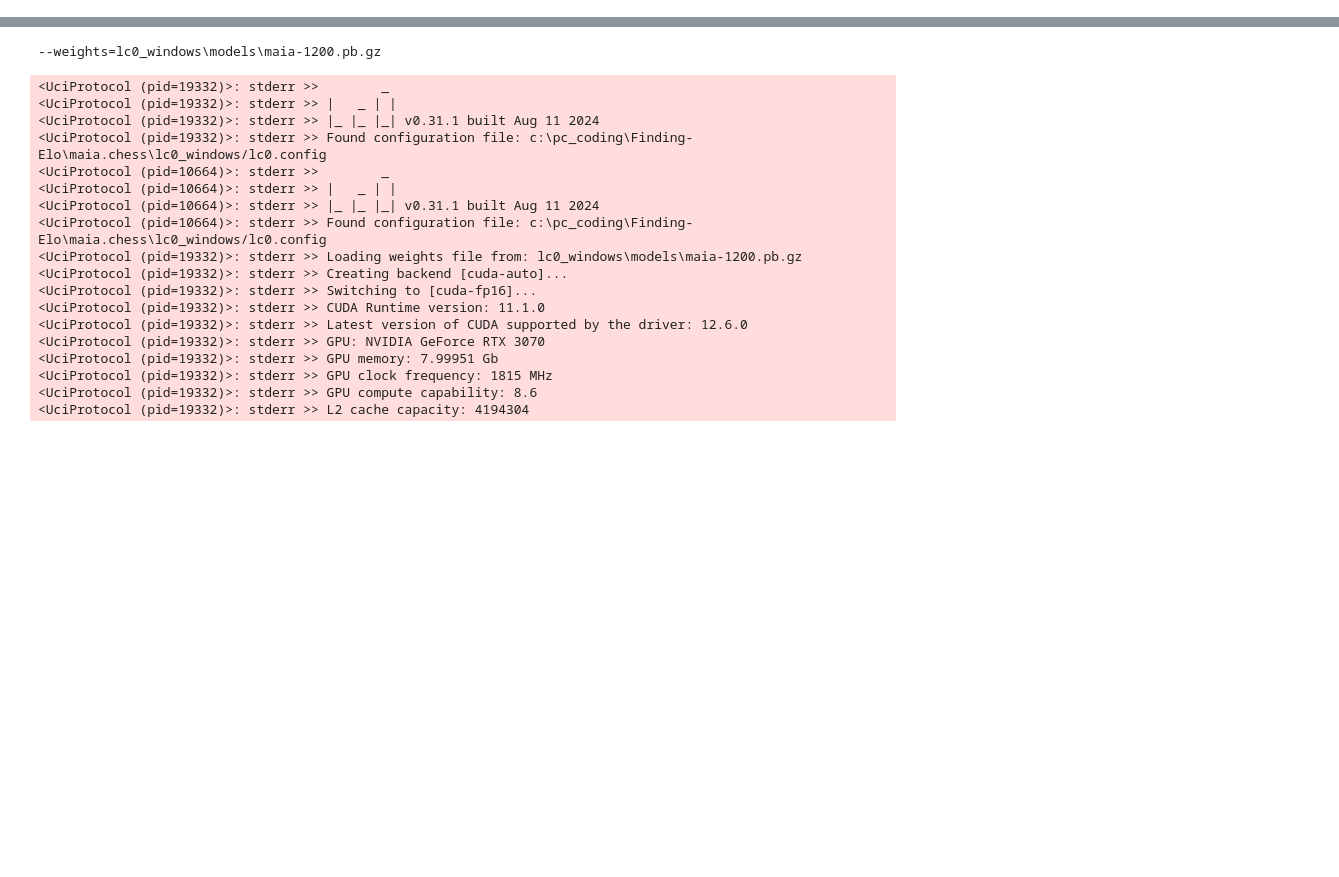
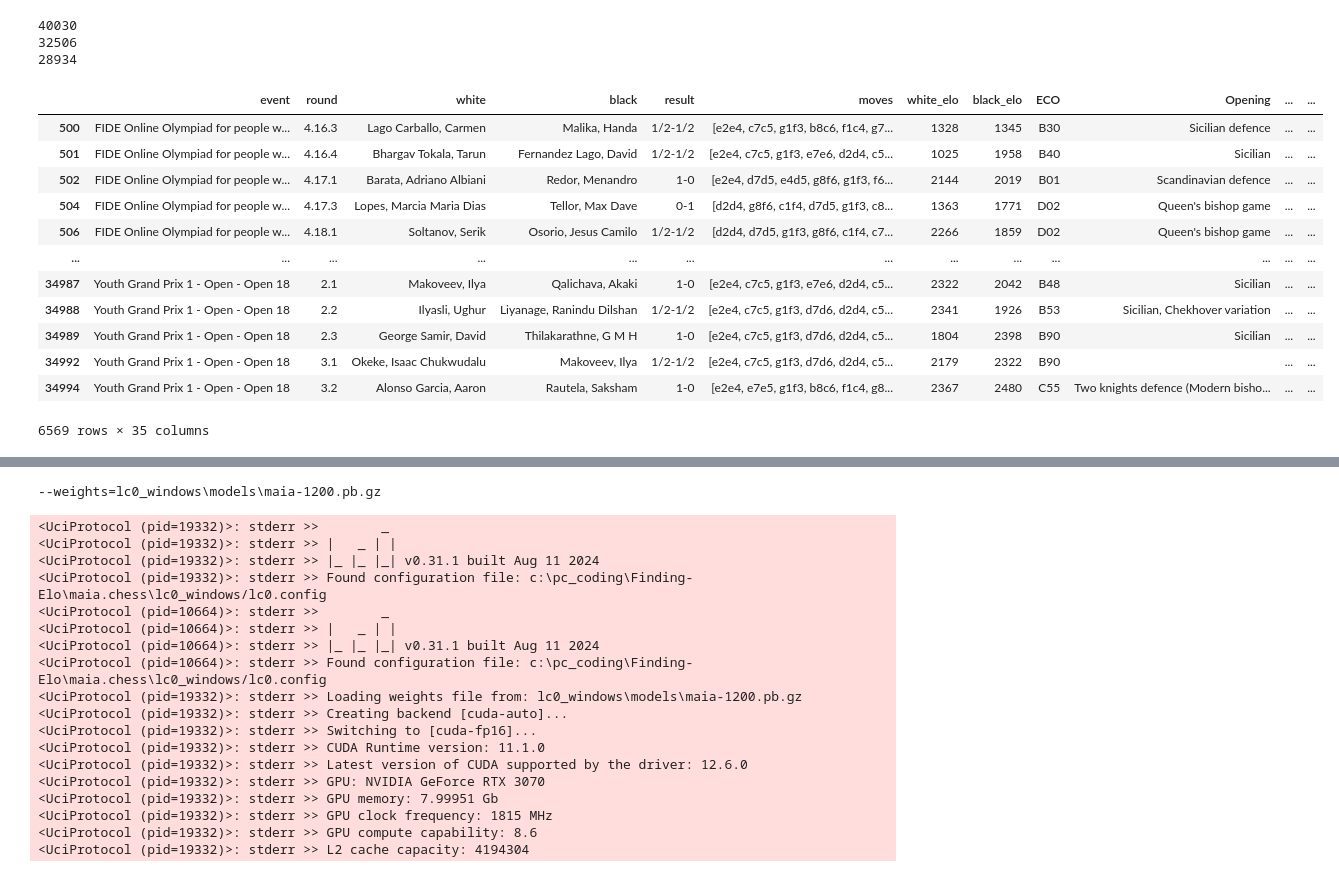
Before and after one commit to jonathan-wu1/Finding-Elo, a Jupyter notebook: maia.chess/maia_execution copy.ipynb, the cells around one changed output, grey strips where cells are left out. Drawn from its saved outputs; the diff is of its cells as text; code cells hidden in the pictures; blank space fills up the shorter version.

```diff
--- a/maia.chess/maia_execution copy.ipynb
+++ b/maia.chess/maia_execution copy.ipynb
@@ -18,3 +18,5 @@ import numpy as np
 import json
 # %%
 from maia_functions import *
+# %%
+df = pd.read_json('../data/curated/FIDE_MAIA.ndjson', lines = True)
@@ -20,0 +63,29 @@ from maia_functions import *
+# %%
+print(len(df))
+df = df[df['white'] != "?"]
+df = df[df['black'] != "?"]
+
+print(len(df))
+df = df[df['stockfish_eval'].apply(lambda x: len(x) > 7)]
+print(len(df))
+df_temp=df[df['maia_cpl_w'].apply(lambda x: not isinstance(x, (list, str)) or len(x) <= 0)]
+# %% [output]
+40030
+32506
+28934
+# %%
+df_temp
+# %% [output]
+|  | event | round | white | black | result | moves | white_elo | black_elo | ECO | Opening | ... | ... |
+| 500 | FIDE Online Olympiad for people w... | 4.16.3 | Lago Carballo, Carmen | Malika, Handa | 1/2-1/2 | [e2e4, c7c5, g1f3, b8c6, f1c4, g7... | 1328 | 1345 | B30 | Sicilian defence | ... | ... |
+| 501 | FIDE Online Olympiad for people w... | 4.16.4 | Bhargav Tokala, Tarun | Fernandez Lago, David | 1/2-1/2 | [e2e4, c7c5, g1f3, e7e6, d2d4, c5... | 1025 | 1958 | B40 | Sicilian | ... | ... |
+| 502 | FIDE Online Olympiad for people w... | 4.17.1 | Barata, Adriano Albiani | Redor, Menandro | 1-0 | [e2e4, d7d5, e4d5, g8f6, g1f3, f6... | 2144 | 2019 | B01 | Scandinavian defence | ... | ... |
+| 504 | FIDE Online Olympiad for people w... | 4.17.3 | Lopes, Marcia Maria Dias | Tellor, Max Dave | 0-1 | [d2d4, g8f6, c1f4, d7d5, g1f3, c8... | 1363 | 1771 | D02 | Queen's bishop game | ... | ... |
+| 506 | FIDE Online Olympiad for people w... | 4.18.1 | Soltanov, Serik | Osorio, Jesus Camilo | 1/2-1/2 | [d2d4, d7d5, g1f3, g8f6, c1f4, c7... | 2266 | 1859 | D02 | Queen's bishop game | ... | ... |
+| ... | ... | ... | ... | ... | ... | ... | ... | ... | ... | ... | ... | ... |
+| 34987 | Youth Grand Prix 1 - Open - Open 18 | 2.1 | Makoveev, Ilya | Qalichava, Akaki | 1-0 | [e2e4, c7c5, g1f3, e7e6, d2d4, c5... | 2322 | 2042 | B48 | Sicilian | ... | ... |
+| 34988 | Youth Grand Prix 1 - Open - Open 18 | 2.2 | Ilyasli, Ughur | Liyanage, Ranindu Dilshan | 1/2-1/2 | [e2e4, c7c5, g1f3, d7d6, d2d4, c5... | 2341 | 1926 | B53 | Sicilian, Chekhover variation | ... | ... |
+| 34989 | Youth Grand Prix 1 - Open - Open 18 | 2.3 | George Samir, David | Thilakarathne, G M H | 1-0 | [e2e4, c7c5, g1f3, d7d6, d2d4, c5... | 1804 | 2398 | B90 | Sicilian | ... | ... |
+| 34992 | Youth Grand Prix 1 - Open - Open 18 | 3.1 | Okeke, Isaac Chukwudalu | Makoveev, Ilya | 1/2-1/2 | [e2e4, c7c5, g1f3, d7d6, d2d4, c5... | 2179 | 2322 | B90 |  | ... | ... |
+| 34994 | Youth Grand Prix 1 - Open - Open 18 | 3.2 | Alonso Garcia, Aaron | Rautela, Saksham | 1-0 | [e2e4, e7e5, g1f3, b8c6, f1c4, g8... | 2367 | 2480 | C55 | Two knights defence (Modern bisho... | ... | ... |
+6569 rows × 35 columns
```
Also changed, not shown: parts of 10 cells of this notebook, 22 other files.
